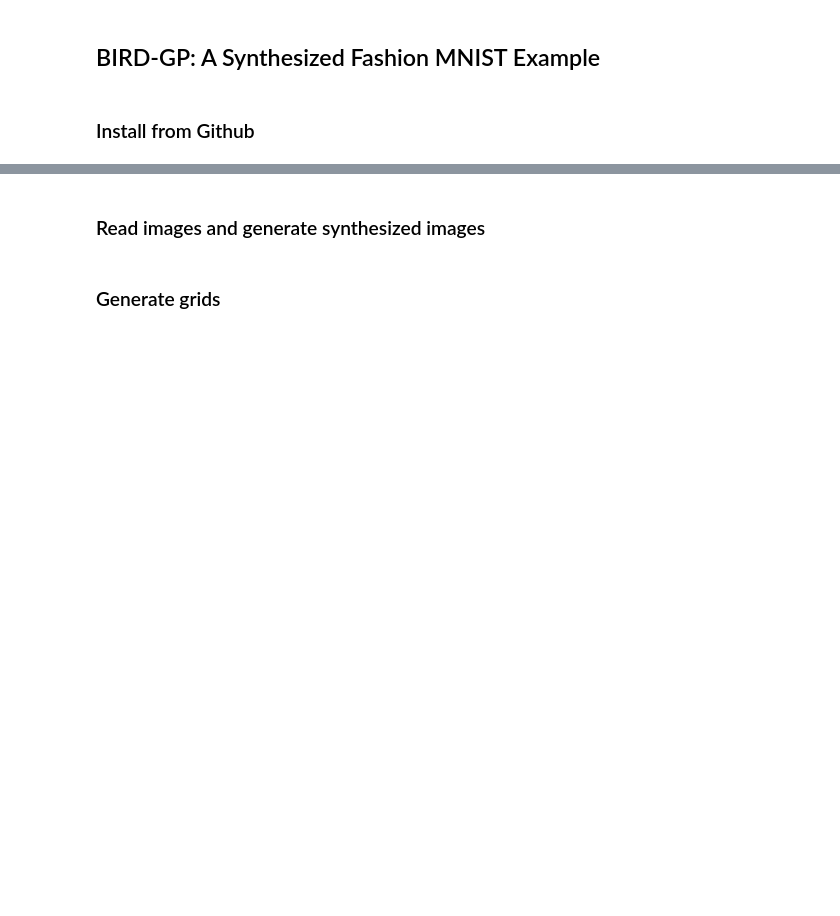
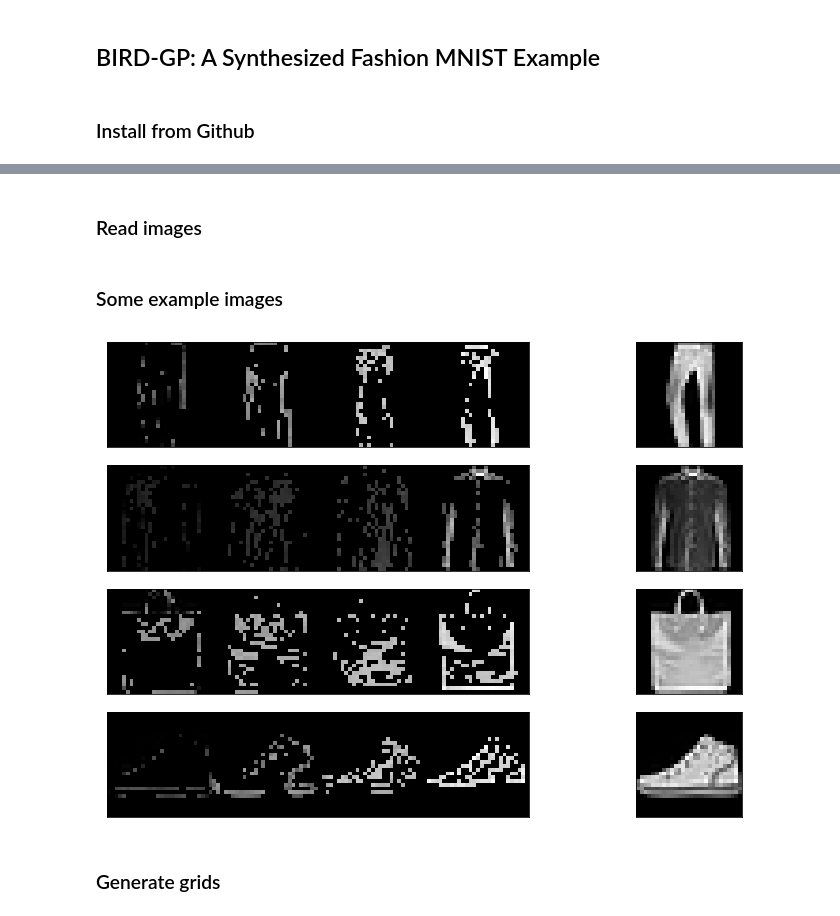
Before and after one commit to guoxuan-ma/BIRD-GP, a Jupyter notebook: example/bird_gp_example.ipynb, the cells around one changed output, grey strips where cells are left out. Drawn from its saved outputs; the diff is of its cells as text; code cells hidden in the pictures; blank space fills up the shorter version.

Commit message:
update example

```diff
--- a/example/bird_gp_example.ipynb
+++ b/example/bird_gp_example.ipynb
@@ -30,4 +29,4 @@ import bird_gp
 import random
 import torch
 # %% [markdown]
-### Read images and generate synthesized images
+### Read images
@@ -120,3 +33,35 @@ for i in range(n_test):
+# %%
+import zipfile
+with zipfile.ZipFile("images.zip", 'r') as zip_ref:
+    zip_ref.extractall("")
+train_predictors = np.loadtxt("train_predictors.txt")
+test_predictors = np.loadtxt("test_predictors.txt")
+train_outcomes = np.loadtxt("train_outcomes.txt")
+test_outcomes = np.loadtxt("test_outcomes.txt")
+# %% [markdown]
+### Some example images
+# %%
+i1, i2, i3, i4 = 0, 1, 2, 3
+fg, ax = plt.subplots(4, 2, figsize = (12, 7))
+ax[0, 0].matshow(train_predictors[i1, :].reshape((28, 112)), cmap = "gray")
+ax[1, 0].matshow(train_predictors[i2, :].reshape((28, 112)), cmap = "gray")
+ax[2, 0].matshow(train_predictors[i3, :].reshape((28, 112)), cmap = "gray")
+ax[3, 0].matshow(train_predictors[i4, :].reshape((28, 112)), cmap = "gray")
+
+ax[0, 1].matshow(train_outcomes[i1, :].reshape((28, 28)), cmap = "gray")
+ax[1, 1].matshow(train_outcomes[i2, :].reshape((28, 28)), cmap = "gray")
+ax[2, 1].matshow(train_outcomes[i3, :].reshape((28, 28)), cmap = "gray")
+ax[3, 1].matshow(train_outcomes[i4, :].reshape((28, 28)), cmap = "gray")
+
+for i in range(4):
+    for j in range(2):
+        ax[i, j].set_xticks([])
+        ax[i, j].set_yticks([])
+
+plt.tight_layout()
+plt.show()
+# %% [output]
+[figure, added]
 # %% [markdown]
 ### Generate grids
 # %%
```
Also changed, not shown: parts of 11 cells of this notebook, 4 other files.
